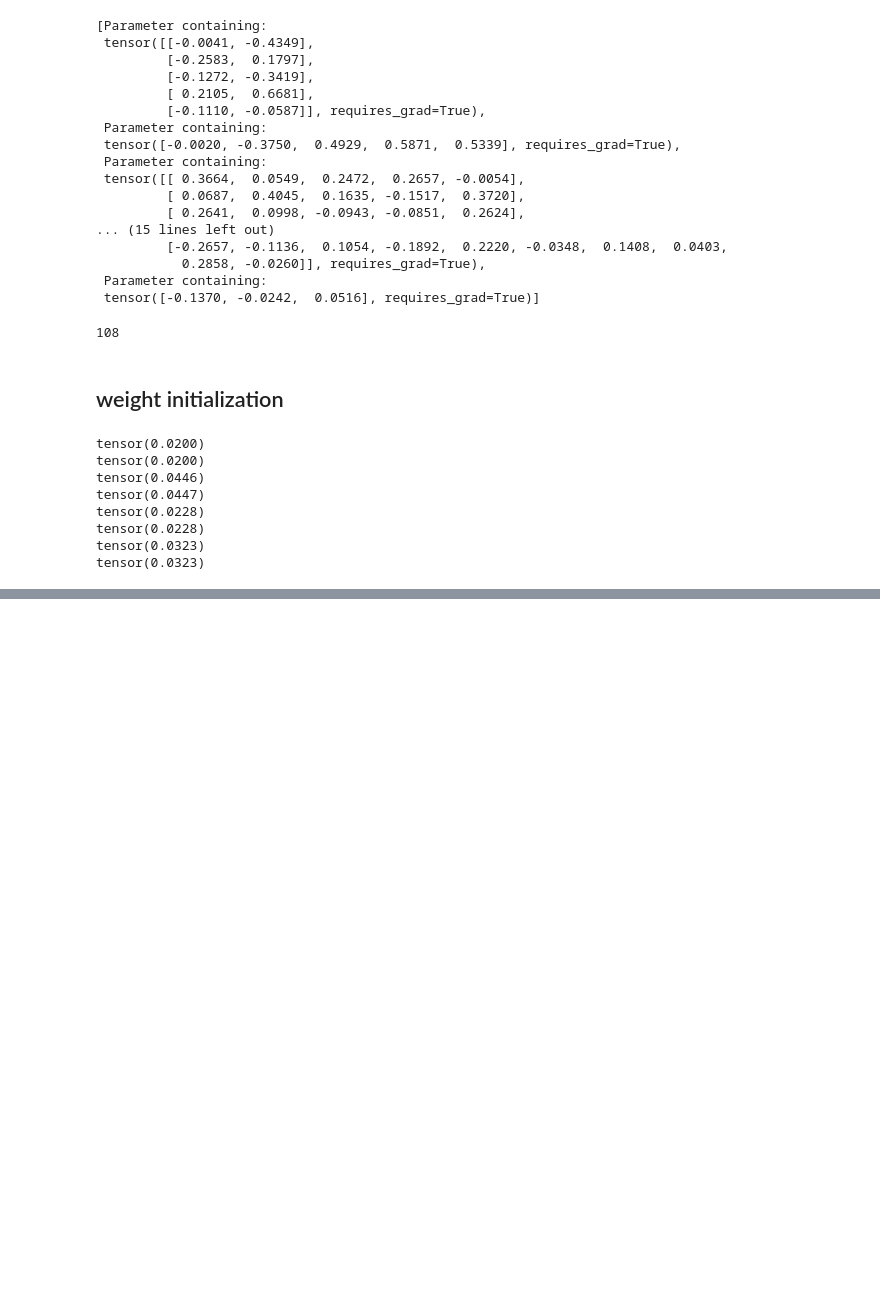
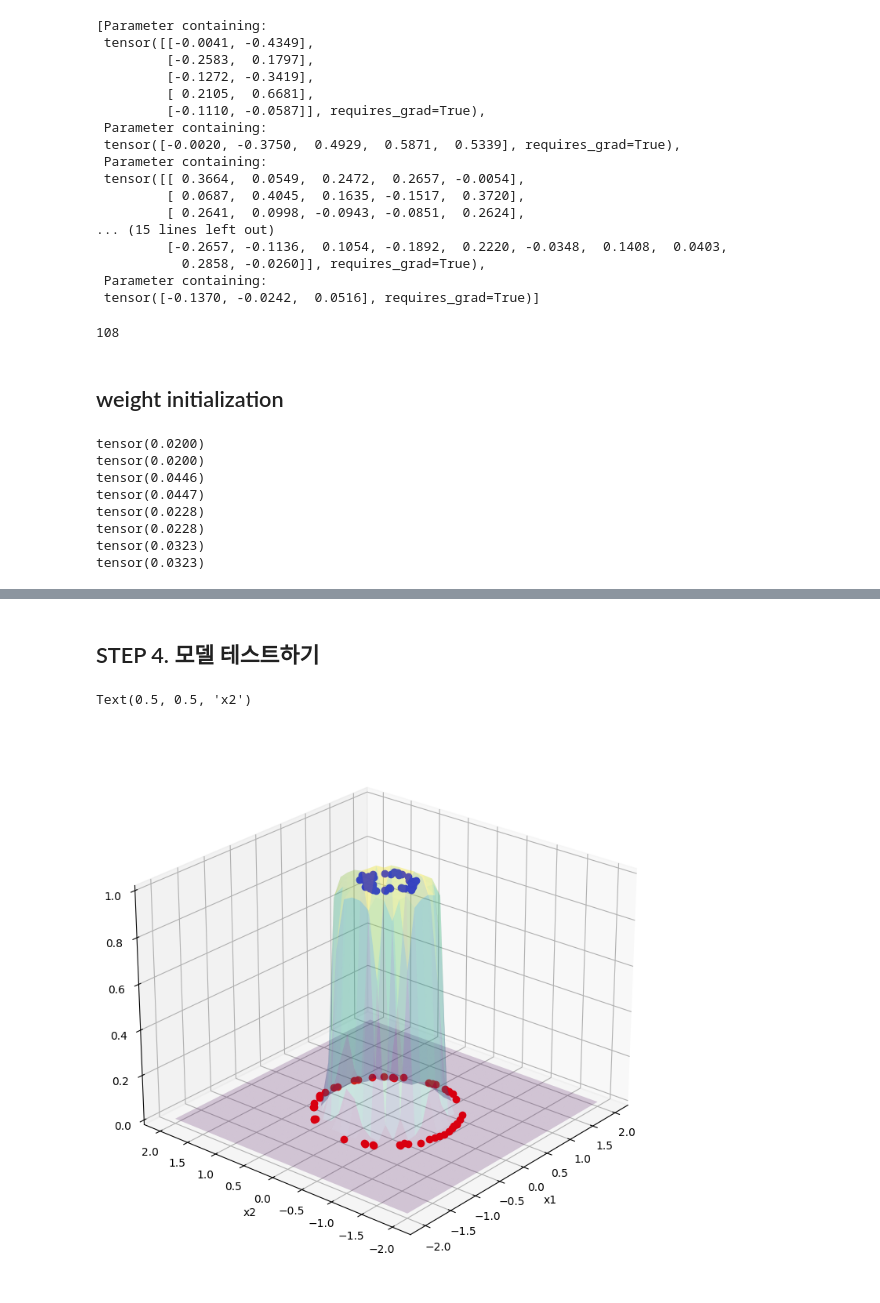
Before and after one commit to mean71/SeSAC_code, a Jupyter notebook: 필기/python필기/pytorch_복습.ipynb, the cells around one changed output, grey strips where cells are left out. Drawn from its saved outputs; the diff is of its cells as text; code cells hidden in the pictures; blank space fills up the shorter version.

```diff
--- a/필기/python필기/pytorch_복습.ipynb
+++ b/필기/python필기/pytorch_복습.ipynb
@@ -1291,0 +1566,37 @@ tensor(0.0323)
+# %% [markdown]
+## STEP 4. 모델 테스트하기
+# %%
+# from matplotlib.colors import LightSource # 내 필기용
+
+# x1_test=torch.linspace(-10,10,30) # case 1
+# x2_test=torch.linspace(-10,10,30) # case 1
+x1_test=torch.linspace(-2,2,30) # case 2
+x2_test=torch.linspace(-2,2,30) # case 2
+X1_test, X2_test=torch.meshgrid(x1_test,x2_test)
+X_test=torch.cat([X1_test.unsqueeze(dim=2), X2_test.unsqueeze(dim=2)], dim=2)
+
+model.eval() # test mode로 # 1. 해결
+with torch.no_grad(): # 2. 해결
+    y_hat=model(X_test)
+# 1. dropout 혹은 BN 같은거 사용했다면 train mode와 test mode 동작이 다르므로 eval()로 mode를 바꿔줘야
+# 2. grad_fn 계산 <- 메모리가 불필요하게 쓰인다
+Y_hat = y_hat.squeeze()
+
+# print(model.training)
+# model.train()
+# print(model.training)
+
+plt.figure(figsize=[10, 9]) # figsize=[가로, 세로]
+ax = plt.axes(projection="3d")
+ax.view_init(elev=25,azim=-140)
+# ls = LightSource(azdeg=45, altdeg=30) # 내 필기용
+# rgb = ls.shade(Y_hat.numpy(), plt.cm.RdYlBu) # 내 필기용
+# ax.plot_surface(X1_test,X2_test,Y_hat.numpy(), facecolors=rgb, alpha=0.2) # 내 필기용
+ax.plot_surface(X1_test,X2_test,Y_hat.numpy(), cmap="viridis", alpha=0.2)
+plt.plot(class1_data[:,0],class1_data[:,1],class1_label.squeeze(),'bo')
+plt.plot(class2_data[:,0],class2_data[:,1],class2_label.squeeze(),'ro')
+plt.xlabel("x1")
+plt.ylabel("x2")
+# %% [output]
+Text(0.5, 0.5, 'x2')
+[figure, added]
```
Also changed, not shown: parts of 16 cells of this notebook, 3 other files.
